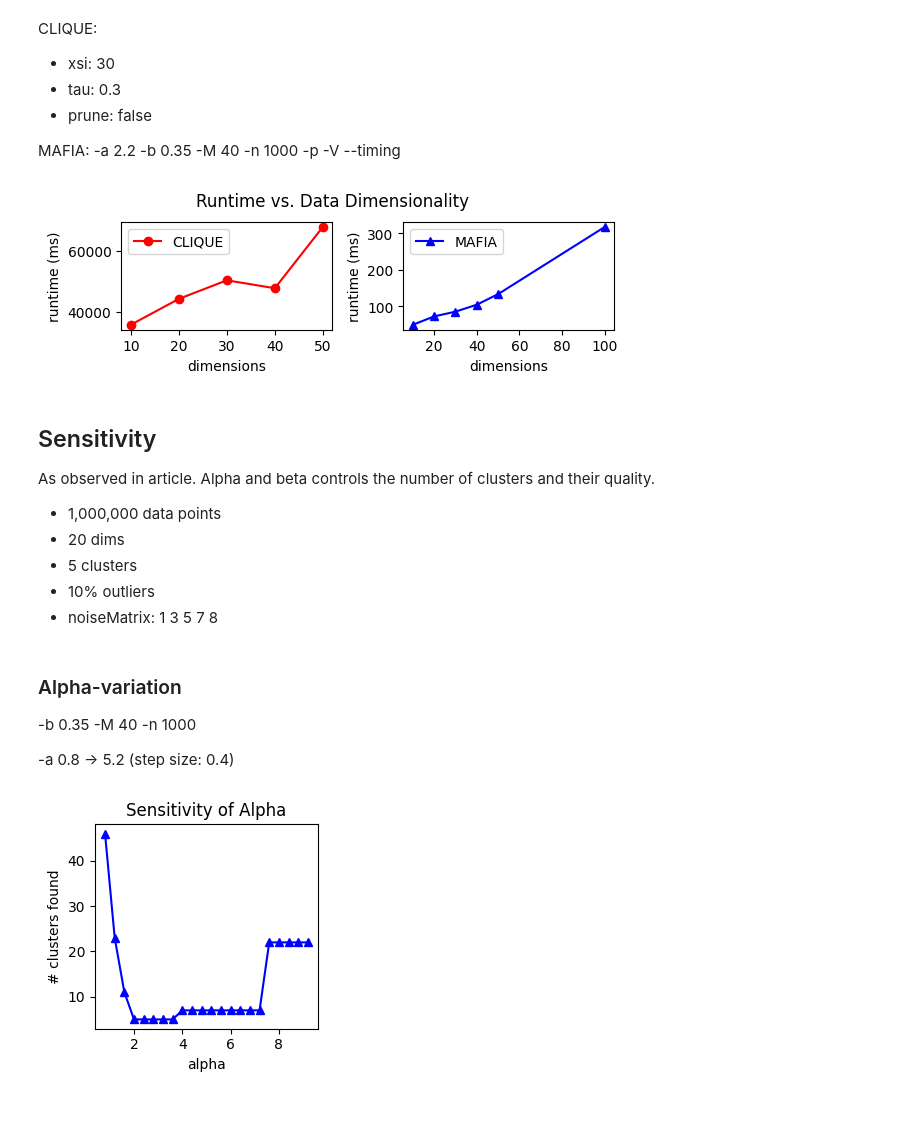
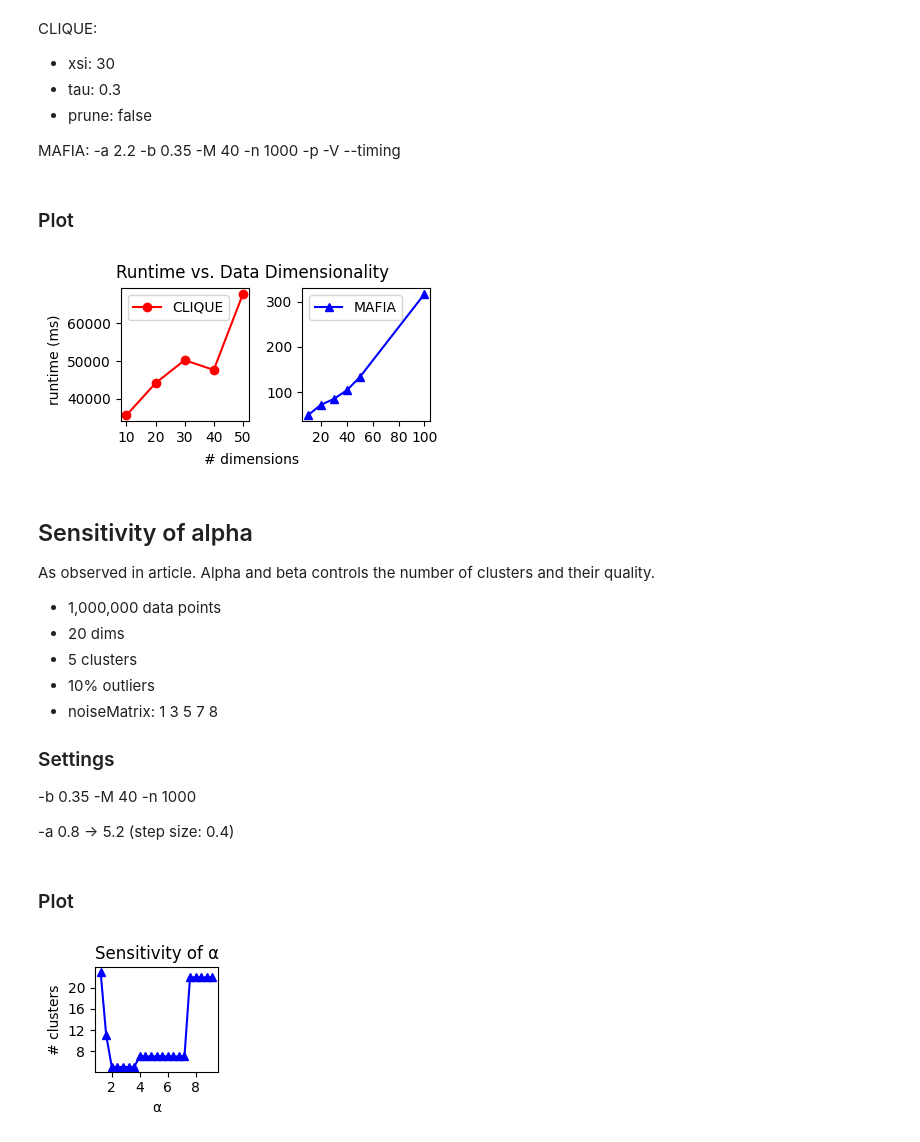
Before and after one commit to henrikdchristensen/SDU-Data-Mining-Exam, a Jupyter notebook: evaluation.ipynb, the cells around one changed output. Saved outputs shown, nothing was run; the diff lists cells and outputs as text; code cells hidden in the pictures; blank space fills up the shorter version.

Commit message:
adjust images for report

```diff
--- a/evaluation.ipynb
+++ b/evaluation.ipynb
@@ -243,58 +328,59 @@ MAFIA:
 -p
 -V
 --timing
+# %% [markdown]
+### Plot
 # %%
 import matplotlib.pyplot as plt
+import matplotlib.ticker as ticker
 
 # Data
 dims =   [10   , 20   , 30   , 40   , 50 , 100]
 mafia_runtime =  [49   , 72   , 85   , 104  , 133, 317]
 clique_runtime = [35688, 44180, 50275, 47682, 67772]
 
 # CLIQUE:
 # 10d = 66 clusters found
 # 20d = 84
 # 30d = 93
 # 40d = 77
 # 50d = 93
 # 100d, not able to run.
 
 # MAFIA:
 # 10d  = 3 clusters found
 # 20d  = 4 clusters found
 # 30d  = 3 clusters found
 # 40d  = 4 clusters found
 # 50d  = 3 clusters found
 # 100d = 4 clusters found
 
-# Create subplots for runtime (CLIQUE and MAFIA)
-fig, axs = plt.subplots(1, 2, figsize=(6, 2))
+# Figure with 2 subplots
+fig, axs = plt.subplots(1, 2, figsize=(4, 2))
 
-# First Plot: CLIQUE runtime
+# CLIQUE
 axs[0].plot(dims[:len(clique_runtime)], clique_runtime, 'ro-', label='CLIQUE')
-axs[0].set_xlabel('dimensions')
-axs[0].set_ylabel('runtime (ms)')
 axs[0].legend()
+axs[0].xaxis.set_major_locator(ticker.MaxNLocator(5))
 
-# Second Plot: MAFIA runtime
+# MAFIA
 axs[1].plot(dims, mafia_runtime, 'b^-', label='MAFIA')
-axs[1].set_xlabel('dimensions')
-axs[1].set_ylabel('runtime (ms)')
 axs[1].legend()
+axs[1].xaxis.set_major_locator(ticker.MaxNLocator(5))
 
-# Adjust layout for better spacing
-plt.tight_layout()
-plt.suptitle('Runtime vs. Data Dimensionality')
-plt.tight_layout(rect=[0, 0, 1, 1.07])  # leave space for the suptitle
+# Common x and y labels
+fig.text(0.5, -0.02, '# dimensions', ha='center')
+fig.text(-0.01, 0.5, 'runtime (ms)', va='center', rotation='vertical')
 
 # Show plot
+plt.suptitle('Runtime vs. Data Dimensionality')
+plt.tight_layout(rect=[0, 0, 1, 1.1])
 plt.show()
 # %% [output]
-[figure, old version]
+[figure, new version]
 # %% [markdown]
-## Sensitivity
+## Sensitivity of alpha
 As observed in article. Alpha and beta controls the number of clusters and their quality.
-
 
 - 1,000,000 data points
 - 20 dims
@@ -306,34 +392,40 @@ As observed in article. Alpha and beta controls the number of clusters and their
 5
 7
 8
+
+### Settings
+-b 0.35
+-M 40
+-n 1000
+
+-a 0.8 -> 5.2 (step size: 0.4)
-# %% [markdown]
-### Alpha-variation
--b 0.35
--M 40
--n 1000
-
--a 0.8 -> 5.2 (step size: 0.4)
+# %% [markdown]
+### Plot
 # %%
 import matplotlib.pyplot as plt
 import numpy as np
 
 # Data
-alpha = np.arange(0.8, 9.6, 0.4)
-clusters_found = [46, 23, 11, 5, 5, 5, 5, 5, 7, 7, 7, 7, 7, 7, 7, 7, 7, 22, 22, 22, 22, 22]
+alpha = np.arange(1.2, 9.6, 0.4)
+clusters_found = [23, 11, 5, 5, 5, 5, 5, 7, 7, 7, 7, 7, 7, 7, 7, 7, 22, 22, 22, 22, 22]
 
 # Figure size
-plt.figure(figsize=(3, 3))
+plt.figure(figsize=(2, 2))
 
 # Plot
 plt.plot(alpha, clusters_found, 'b^-')
 
+# Set number of x- and y-ticks
+plt.gca().xaxis.set_major_locator(ticker.MaxNLocator(5))
+plt.gca().yaxis.set_major_locator(ticker.MaxNLocator(5))
+
 # Add labels and title
-plt.xlabel('alpha')
-plt.ylabel('# clusters found')
-plt.title('Sensitivity of Alpha')
+plt.xlabel('α')
+plt.ylabel('# clusters')
+plt.title('Sensitivity of α')
 
 # Show plot
 plt.tight_layout()
 plt.show()
 # %% [output]
-[figure, old version]
+[figure, new version]
```
Also changed, not shown: parts of 15 cells of this notebook, 2 other files.
